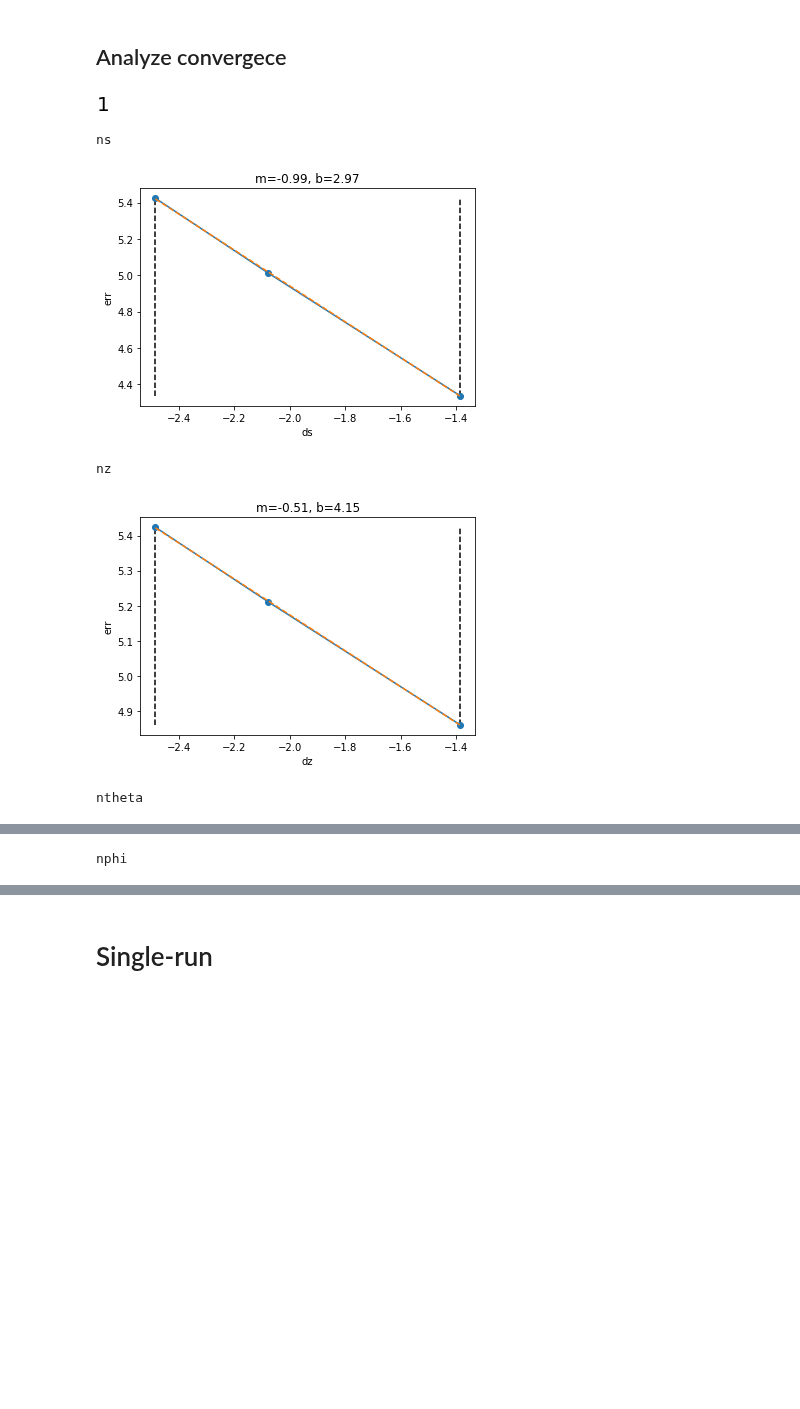
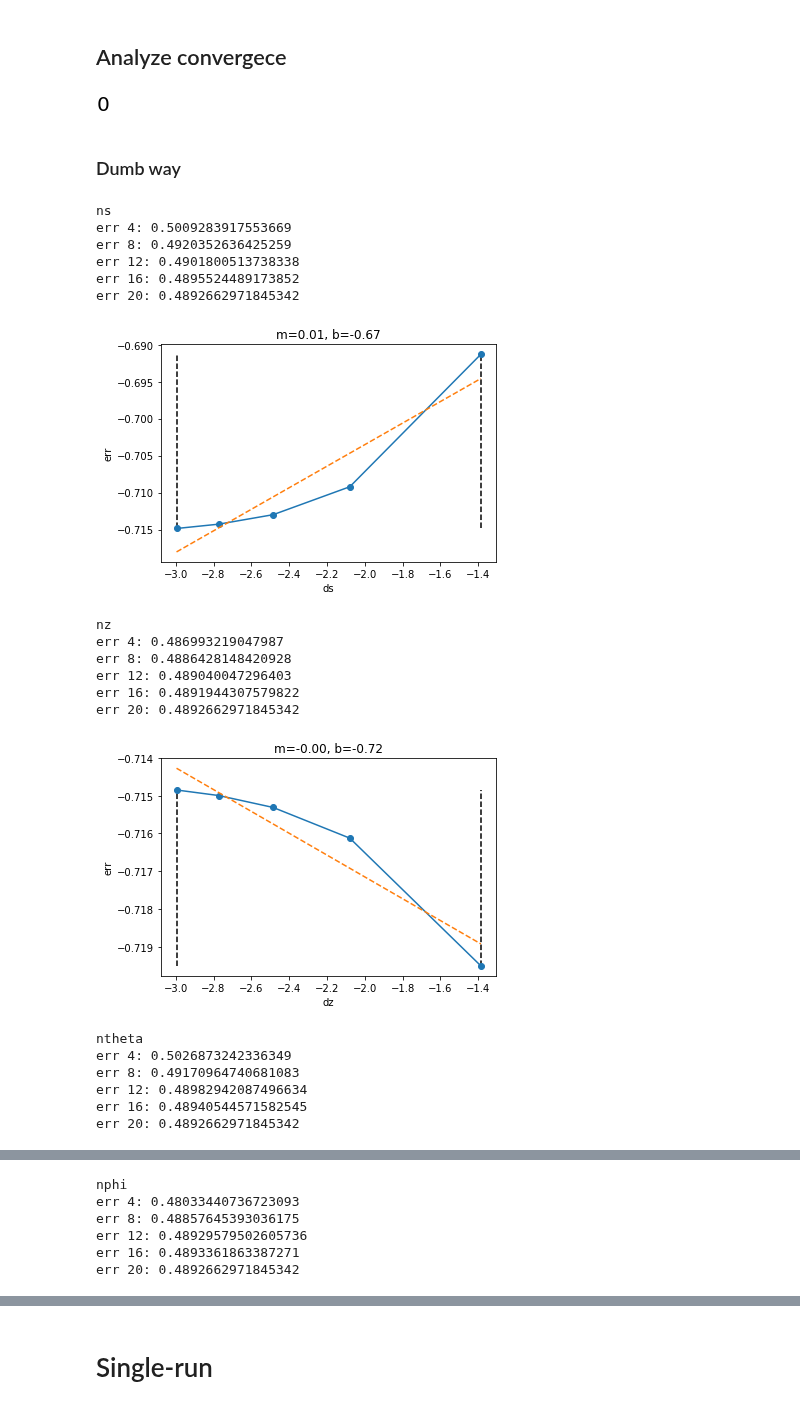
Before and after one commit to OliverEvans96/kelp, a Jupyter notebook: code/python/ManufacturedSolution.ipynb, the cells around one changed output, grey strips where cells are left out. Saved outputs shown, nothing was run; the diff lists cells and outputs as text; code cells hidden in the pictures; blank space fills up the shorter version.

Commit message:
Analyze FD convergence study. Zeroth order :( Hoping for a small typo somewhere.

```diff
--- a/code/python/ManufacturedSolution.ipynb
+++ b/code/python/ManufacturedSolution.ipynb
@@ -171,12 +200,12 @@ print(ipc.ids)
 # %%
 # Set parameters
-study_name = 'verify_test'
+study_name = 'verify_test_20'
 kelp_dist='top-heavy'
 
-ns_max = 12
-nz_max = 12
-ntheta_max = 12
-nphi_max = 12
+ns_max = 20
+nz_max = 20
+ntheta_max = 20
+nphi_max = 20
 
 ns_list = range(4, ns_max+1, 4)
 nz_list = range(4, nz_max+1, 4)
@@ -188,11 +217,11 @@ nphi_list = range(4, nphi_max+1, 4)
 # ntheta_list = [10]
 # nphi_list = [10]
 
-#base_dir = os.path.join(os.environ['SCRATCH'], 'kelp-results')
-base_dir = '/home/oliver/academic/research/kelp-results'
+base_dir = os.path.join(os.environ['SCRATCH'], 'kelp-results')
+#base_dir = '/home/oliver/academic/research/kelp-results'
 
 # TODO: Don't actually delete results
-shutil.rmtree(os.path.join(base_dir, study_name), ignore_errors=True)
+# shutil.rmtree(os.path.join(base_dir, study_name), ignore_errors=True)
 
 combine_thread, gs_fut = kelp_compute.fd_verify_compute(
     study_name,
@@ -232,7 +258,7 @@ conn = sqlite3.Connection(db_path)
 # %%
 len(kelp_analyze.query_results(conn, study_name, ns=8, nz=12, ntheta=12, nphi=12))
 # %% [output]
-[figure, old version]
+[figure, new version]
 # %%
 from scipy.optimize import minimize
 # %%
@@ -277,5 +305,12 @@ def plot_lin_fit(x, y, x0, x1, xlabel='x', ylabel='y'):
+# %% [markdown]
+### Dumb way
 # %%
+# Regular L2 norm
 norm = lambda x: np.linalg.norm(np.ravel(x), ord=2)
+# Make norm independent of vector size
+norm = lambda x: np.sqrt(np.sum(x**2)/np.size(x))
+# Arithmetic mean
+# norm = lambda x: np.sum(np.abs(x))/np.size(x)
 
 # ns
 print("ns")
@@ -286,10 +321,11 @@ for ns in ns_list:
         ns=ns, nz=nz_max, ntheta=ntheta_max, nphi=nphi_max
     )
 
-    rad = results_list[0]['rad'][:].data
-    true_rad = results_list[0]['true_rad'][:].data
+    rad = results_list[0]['rad'][:]
+    true_rad = results_list[0]['true_rad'][:]
 
     err = norm(rad - true_rad)
+    print("err {}: {}".format(ns, err))
     err_dict[ns] = err
 
 res_arr = rope_spacing / np.array(ns_list)
@@ -310,10 +346,11 @@ for nz in nz_list:
         ns=ns_max, nz=nz, ntheta=ntheta_max, nphi=nphi_max
     )
 
-    rad = results_list[0]['rad'][:].data
-    true_rad = results_list[0]['true_rad'][:].data
+    rad = results_list[0]['rad'][:]
+    true_rad = results_list[0]['true_rad'][:]
 
     err = norm(rad - true_rad)
+    print("err {}: {}".format(nz, err))
     err_dict[nz] = err
 
 res_arr = zmax / np.array(nz_list)
@@ -334,10 +371,11 @@ for ntheta in ntheta_list:
         ns=ns_max, nz=nz_max, ntheta=ntheta, nphi=nphi_max
     )
 
-    rad = results_list[0]['rad'][:].data
-    true_rad = results_list[0]['true_rad'][:].data
+    rad = results_list[0]['rad'][:]
+    true_rad = results_list[0]['true_rad'][:]
 
     err = norm(rad - true_rad)
+    print("err {}: {}".format(ntheta, err))
     err_dict[ntheta] = err
 
 res_arr = 2*np.pi / np.array(ntheta_list)
@@ -345,36 +383,52 @@ err_arr = np.array([err_dict[ntheta] for ntheta in ntheta_list])
 
 plot_lin_fit(
     np.log(res_arr), np.log(err_arr),
     min(np.log(res_arr)), max(np.log(res_arr)),
     xlabel='dtheta', ylabel='err'
 )
 
 # nphi
 print("nphi")
 err_dict = {}
 for nphi in nphi_list:
     results_list = kelp_analyze.query_results(
         conn, study_name,
         ns=ns_max, nz=nz_max, ntheta=ntheta_max, nphi=nphi
     )
 
-    rad = results_list[0]['rad'][:].data
-    true_rad = results_list[0]['true_rad'][:].data
+    rad = results_list[0]['rad'][:]
+    true_rad = results_list[0]['true_rad'][:]
 
     err = norm(rad - true_rad)
+    print("err {}: {}".format(nphi, err))
     err_dict[nphi] = err
 
 res_arr = np.pi / np.array(nphi_list)
 err_arr = np.array([err_dict[nphi] for nphi in nphi_list])
 
 plot_lin_fit(
     np.log(res_arr), np.log(err_arr),
     min(np.log(res_arr)), max(np.log(res_arr)),
     xlabel='dphi', ylabel='err'
 )
 # %% [output]
 ns
+err 4: 0.5009283917553669
+err 8: 0.4920352636425259
+err 12: 0.4901800513738338
+err 16: 0.4895524489173852
+err 20: 0.4892662971845342
-[figure, old version]
+[figure, new version]
 nz
+err 4: 0.486993219047987
+err 8: 0.4886428148420928
+err 12: 0.489040047296403
+err 16: 0.4891944307579822
+err 20: 0.4892662971845342
-[figure, old version]
+[figure, new version]
 ntheta
+err 4: 0.5026873242336349
+err 8: 0.49170964740681083
+err 12: 0.48982942087496634
+err 16: 0.48940544571582545
+err 20: 0.4892662971845342
@@ -382 +436,6 @@ ntheta
 nphi
+err 4: 0.48033440736723093
+err 8: 0.48857645393036175
+err 12: 0.48929579502605736
+err 16: 0.4893361863387271
+err 20: 0.4892662971845342
```
Also changed, not shown: parts of 22 cells of this notebook.
